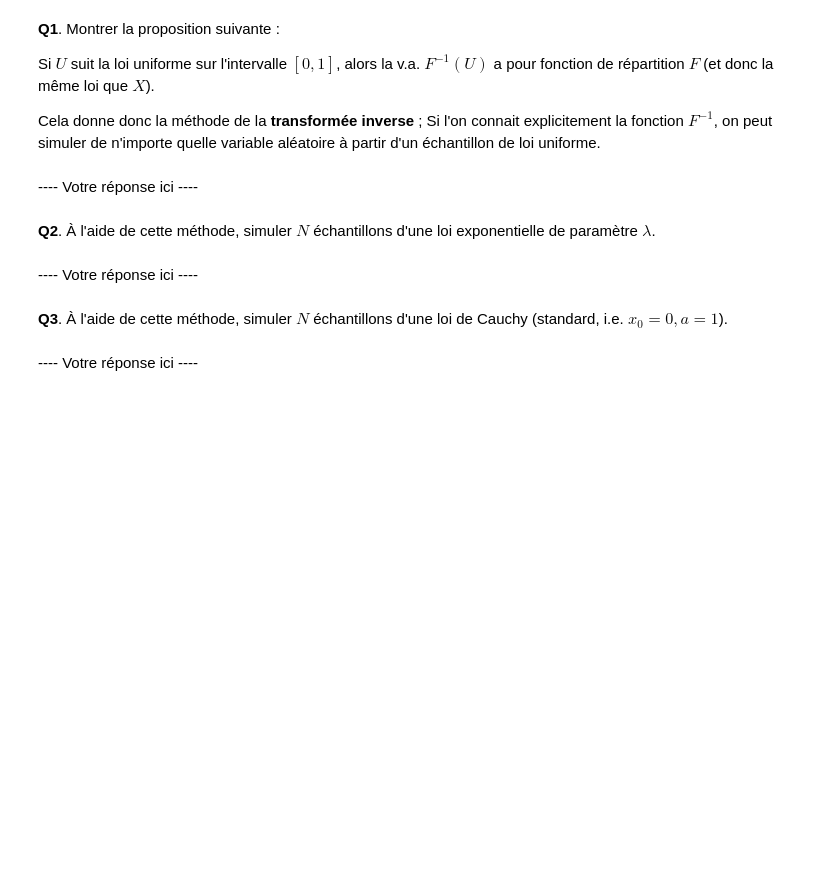
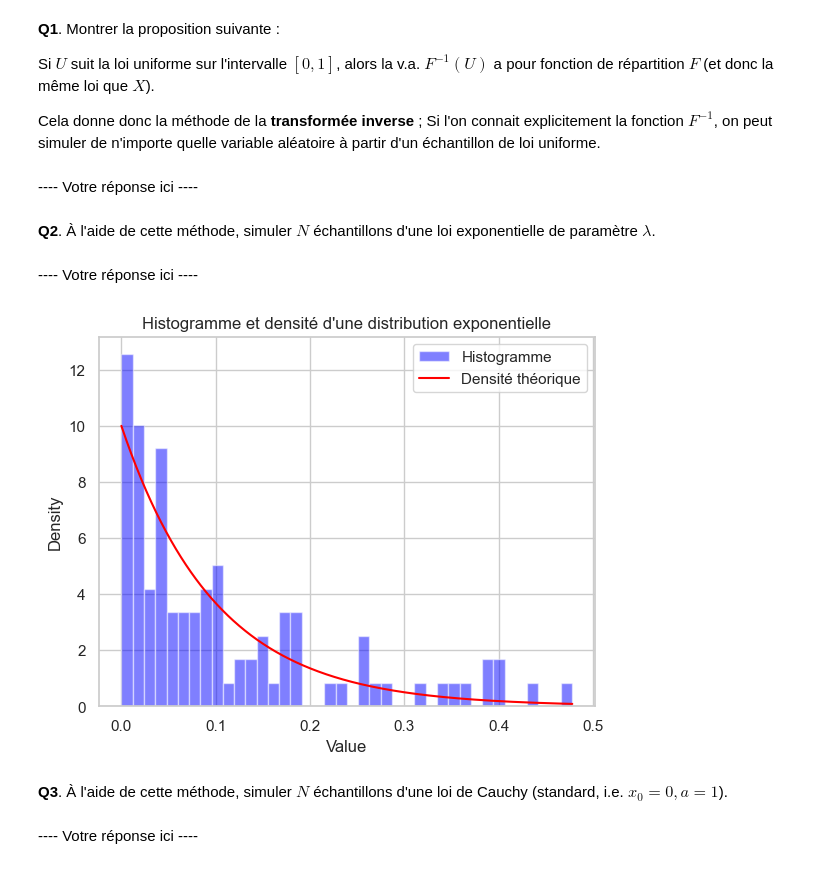
Before and after one commit to jeremdesno/python_sdia, a Jupyter notebook: Estim_stat/tp1a-rv.ipynb, the cells around one changed output. Saved outputs shown, nothing was run; the diff lists cells and outputs as text; code cells hidden in the pictures; blank space fills up the shorter version.

```diff
--- a/Estim_stat/tp1a-rv.ipynb
+++ b/Estim_stat/tp1a-rv.ipynb
@@ -135,9 +133,30 @@ Cela donne donc la méthode de la **transformée inverse** ; Si l'on connait exp
 # %% [markdown]
 ---- Votre réponse ici ----
 # %%
-#####
-### YOUR CODE HERE
-#####
+N = 100
+# Expression de la fonction inverse généralisé d'une variable aléatoire suivant une loi exp de paramètre lb
+exp_inverse = lambda u,ld: -1/ld*np.log(1-u)
+# Echantillon de loi normale
+L = np.random.rand(N)
+lambda_value = 10
+L_exp = exp_inverse(L,lambda_value)
+
+# Theoritical density
+x = np.linspace(0, np.max(L_exp), 1000)
+theoretical_density = lambda_value * np.exp(-lambda_value * x)
+
+plt.hist(L_exp, bins=40, density=True, alpha=0.5, color='blue', label='Histogramme')
+
+# Plot the theoretical density as a smooth curve
+plt.plot(x, theoretical_density, color='red', label='Densité théorique')
+
+plt.xlabel('Value')
+plt.ylabel('Density')
+plt.legend()
+plt.title("Histogramme et densité d'une distribution exponentielle")
+plt.show()
+# %% [output]
+[figure, added]
 # %% [markdown]
 **Q3**. À l'aide de cette méthode, simuler $N$ échantillons d'une loi de Cauchy (standard, i.e. $x_0 = 0, a = 1$).
 # %% [markdown]
```
Also changed, not shown: parts of 6 cells of this notebook.
